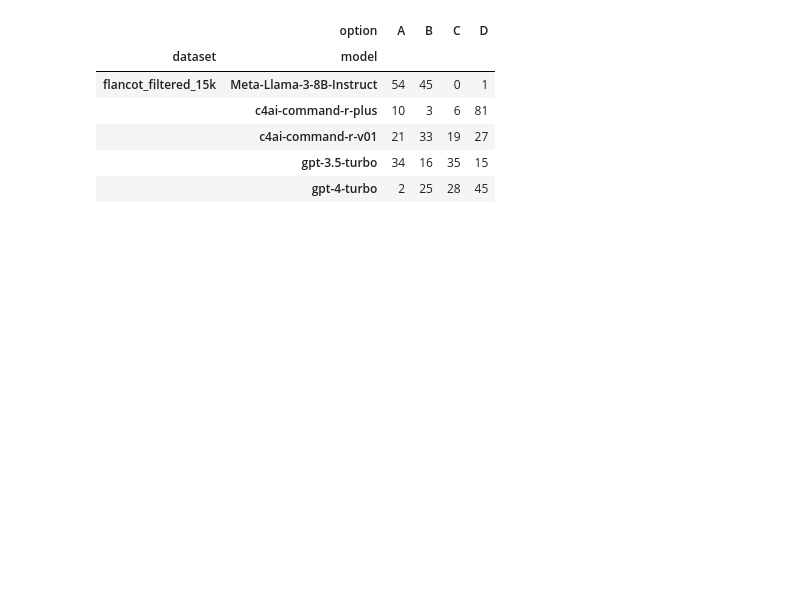
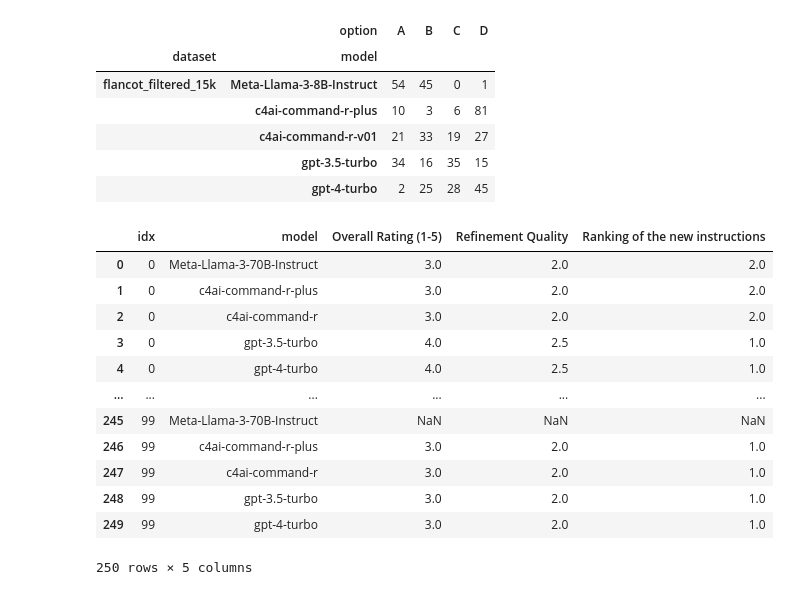
Before and after one commit to simonucl/Seq_IT, a Jupyter notebook: self-seq/data/analyse_results.ipynb, the cells around one changed output. Cells and saved outputs as stored; diff of their text form; code cells hidden in the pictures; blank space fills up the shorter version.

```diff
--- a/self-seq/data/analyse_results.ipynb
+++ b/self-seq/data/analyse_results.ipynb
@@ -121,3 +135,29 @@ df.groupby(["dataset", "model", "option"]).size().unstack(fill_value=0)
 |  | c4ai-command-r-v01 | 21 | 33 | 19 | 27 |
 |  | gpt-3.5-turbo | 34 | 16 | 35 | 15 |
 |  | gpt-4-turbo | 2 | 25 | 28 | 45 |
+# %%
+annotated = pd.read_csv("Alpaca-seqit-annotation - Pipeline sef-sequential.csv")
+annotated
+# caculate the mean of overall rating, refinement quality among models
+# annotated.groupby(["model"]).mean()
+# keep only the relevant columns
+annotated = annotated[["idx", "model", 'Overall Rating (1-5)', 'Refinement Quality', 'Ranking of the new instructions']]
+# rename all model name start with c4ai-command-r-v to c4ai-command-r
+annotated["model"] = annotated["model"].apply(lambda x: "c4ai-command-r" if "c4ai-command-r-v" in x else x)
+# for idx between 127 to 249, map the refinemane quality {1: 1, 2: 3, 3: 5}
+annotated.iloc[0: 126, 3] = annotated.iloc[0: 126, 3].map({1: 1, 2: 1.5, 3: 2, 4: 2.5, 5: 3})
+annotated
+# %% [output]
+|  | idx | model | Overall Rating (1-5) | Refinement Quality | Ranking of the new instructions |
+| 0 | 0 | Meta-Llama-3-70B-Instruct | 3.0 | 2.0 | 2.0 |
+| 1 | 0 | c4ai-command-r-plus | 3.0 | 2.0 | 2.0 |
+| 2 | 0 | c4ai-command-r | 3.0 | 2.0 | 2.0 |
+| 3 | 0 | gpt-3.5-turbo | 4.0 | 2.5 | 1.0 |
+| 4 | 0 | gpt-4-turbo | 4.0 | 2.5 | 1.0 |
+| ... | ... | ... | ... | ... | ... |
+| 245 | 99 | Meta-Llama-3-70B-Instruct | NaN | NaN | NaN |
+| 246 | 99 | c4ai-command-r-plus | 3.0 | 2.0 | 1.0 |
+| 247 | 99 | c4ai-command-r | 3.0 | 2.0 | 1.0 |
+| 248 | 99 | gpt-3.5-turbo | 3.0 | 2.0 | 1.0 |
+| 249 | 99 | gpt-4-turbo | 3.0 | 2.0 | 1.0 |
+250 rows × 5 columns
```
Also changed, not shown: parts of 4 cells of this notebook, 5 other files.
